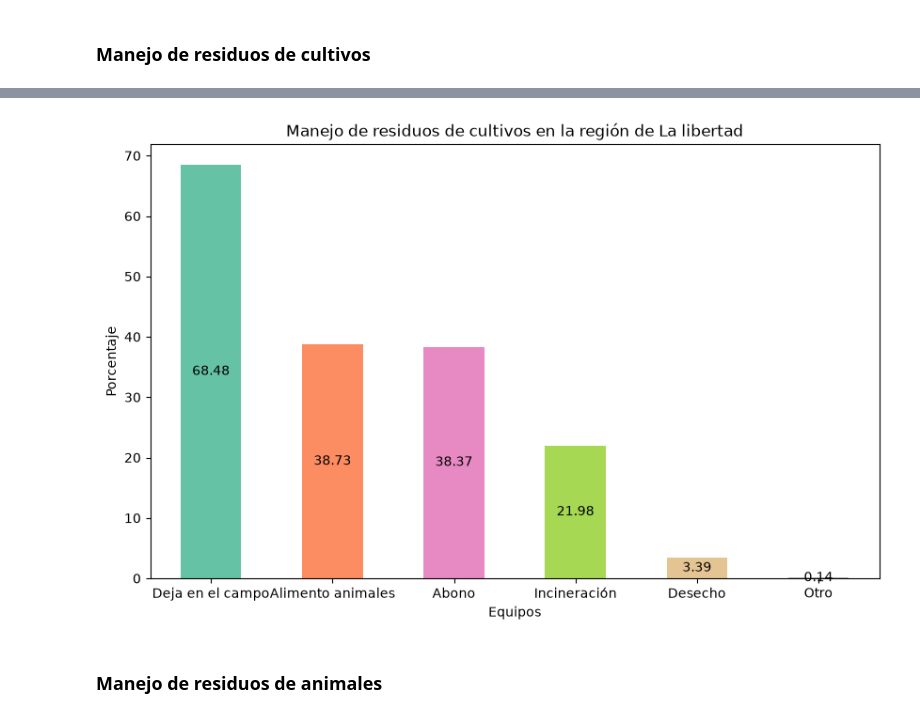
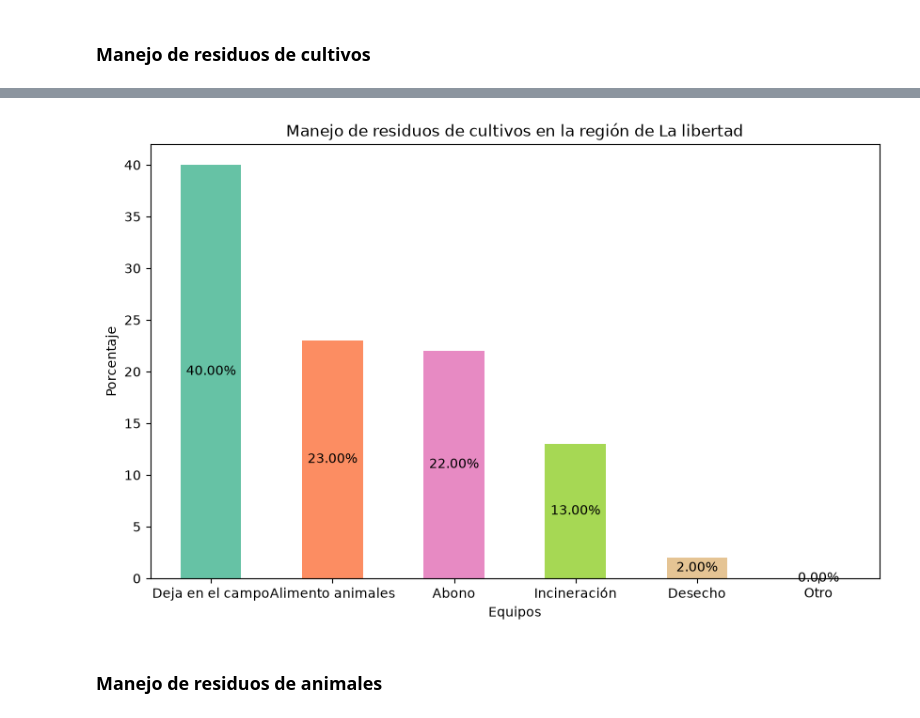
Before and after one commit to matiasrg/Proyecto-PCDA, a Jupyter notebook: scripts/05_CAP600.ipynb, the cells around one changed output, grey strips where cells are left out. Cells and saved outputs as stored; diff of their text form; code cells hidden in the pictures.

Commit message:
Adición de tablas y ajustes en porcentajes

```diff
--- a/scripts/05_CAP600.ipynb
+++ b/scripts/05_CAP600.ipynb
@@ -72,5 +72,5 @@ frec_manejo_res_cult = (
     .rename(index=manejo_res_cult)
 )
 
-frec_manejo_res_cult = (frec_manejo_res_cult/len(df_lalibertad)*100).round(2)
-frec_manejo_res_cult
+frer_manejo_res_cult = (frec_manejo_res_cult/frec_manejo_res_cult.sum()).round(2)
+pctj_manejo_res_cult = frer_manejo_res_cult*100
@@ -84,0 +77,3 @@ dtype: float64
+# %%
+tabla_manejo_res_cult = pd.DataFrame({"frec": frec_manejo_res_cult, "frer": frer_manejo_res_cult, "pctj": pctj_manejo_res_cult})
+tabla_manejo_res_cult
@@ -85,29 +88,29 @@ dtype: float64
 # %%
-cmap = plt.get_cmap("Set2", len(frec_manejo_res_cult))
-colores = [cmap(i) for i in range(len(frec_manejo_res_cult))]
+cmap = plt.get_cmap("Set2", len(tabla_manejo_res_cult))
+colores = [cmap(i) for i in range(len(tabla_manejo_res_cult))]
 
-gr_reg_manejo_res_cult = frec_manejo_res_cult.plot(
+gr_reg_manejo_res_cult = tabla_manejo_res_cult["pctj"].plot(
     kind = "bar",
     stacked = False,
     figsize = (10, 6),
     color = colores,
 )
 gr_reg_manejo_res_cult.set_title("Manejo de residuos de cultivos en la región de La libertad")
 gr_reg_manejo_res_cult.set_xlabel("Equipos")
 gr_reg_manejo_res_cult.set_ylabel("Porcentaje")
 
 
 for container in gr_reg_manejo_res_cult.containers:
     gr_reg_manejo_res_cult.bar_label(
         container,
-        fmt = "%.2f",
+        fmt = "%.2f%%",
         label_type = "center",
         fontsize = 10
     )
 plt.xticks(rotation = 0)
 plt.show()
 # %% [output]
-[figure, old version]
+[figure, new version]
 # %% [markdown]
 ### Manejo de residuos de animales
 # %%
```
Also changed, not shown: parts of 8 cells of this notebook, 1 other file.
